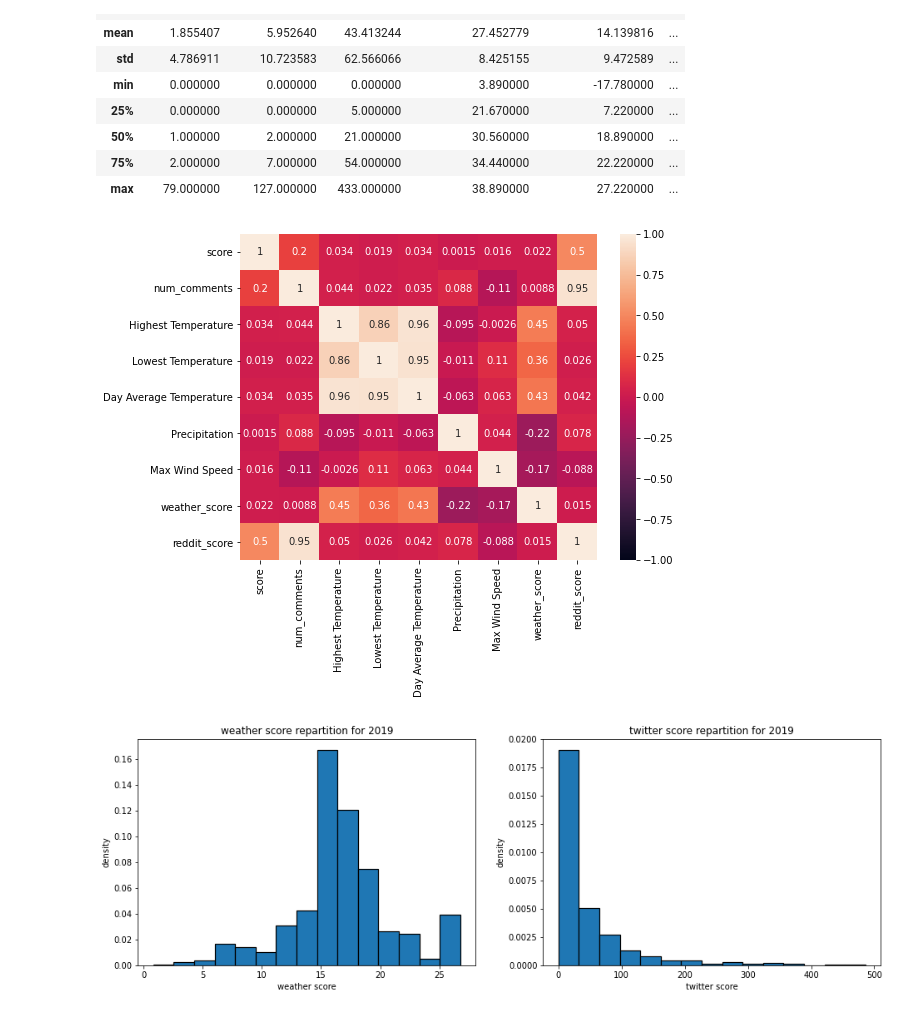
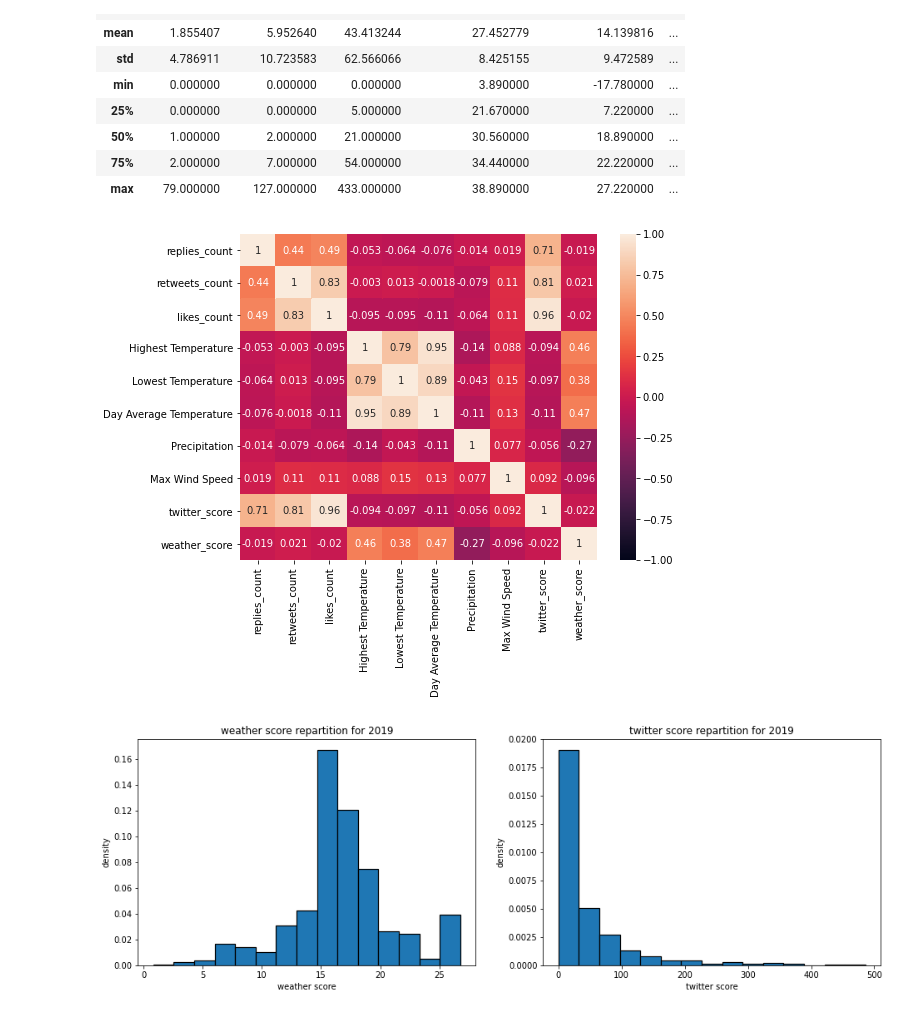
Before and after one commit to hugaba/scraping_social_meteo, a Jupyter notebook: scraping.ipynb, the cells around one changed output. Saved outputs shown, nothing was run; the diff lists cells and outputs as text; code cells hidden in the pictures.

```diff
--- a/scraping.ipynb
+++ b/scraping.ipynb
@@ -234,11 +234,11 @@ twitter.describe()
 # %%
 # display the heatmap without wind_score and precipitation score
 fig, ax = plt.subplots(figsize=(8,6))
 twitter_heat = twitter.drop(columns=["wind_score", "precipitation_score"])
-sns.heatmap(reddit_heat.corr(),vmin=-1, vmax=1, annot=True, ax = ax)
+sns.heatmap(twitter_heat.corr(),vmin=-1, vmax=1, annot=True, ax = ax)
 plt.show()
 # %% [output]
-[figure, old version]
+[figure, new version]
 # %%
 # keep only the results for the year 2019
 twitter_2019 = df_by_month(twitter, "2019")
```
